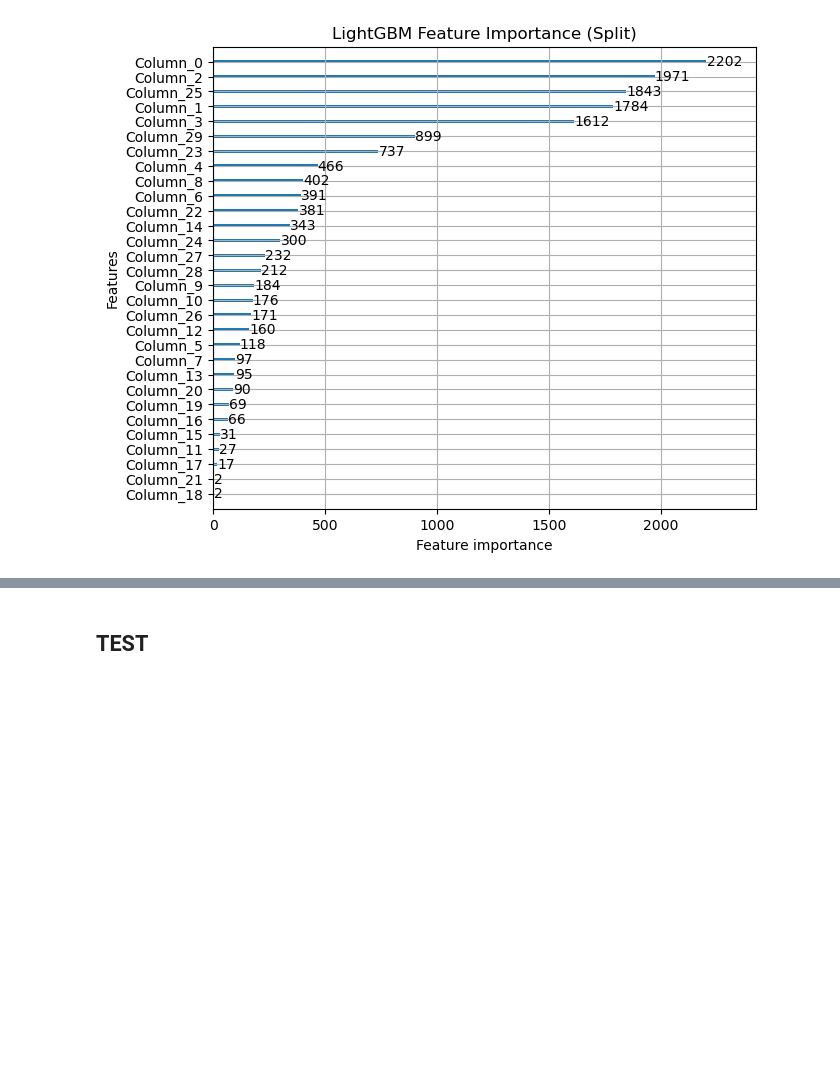
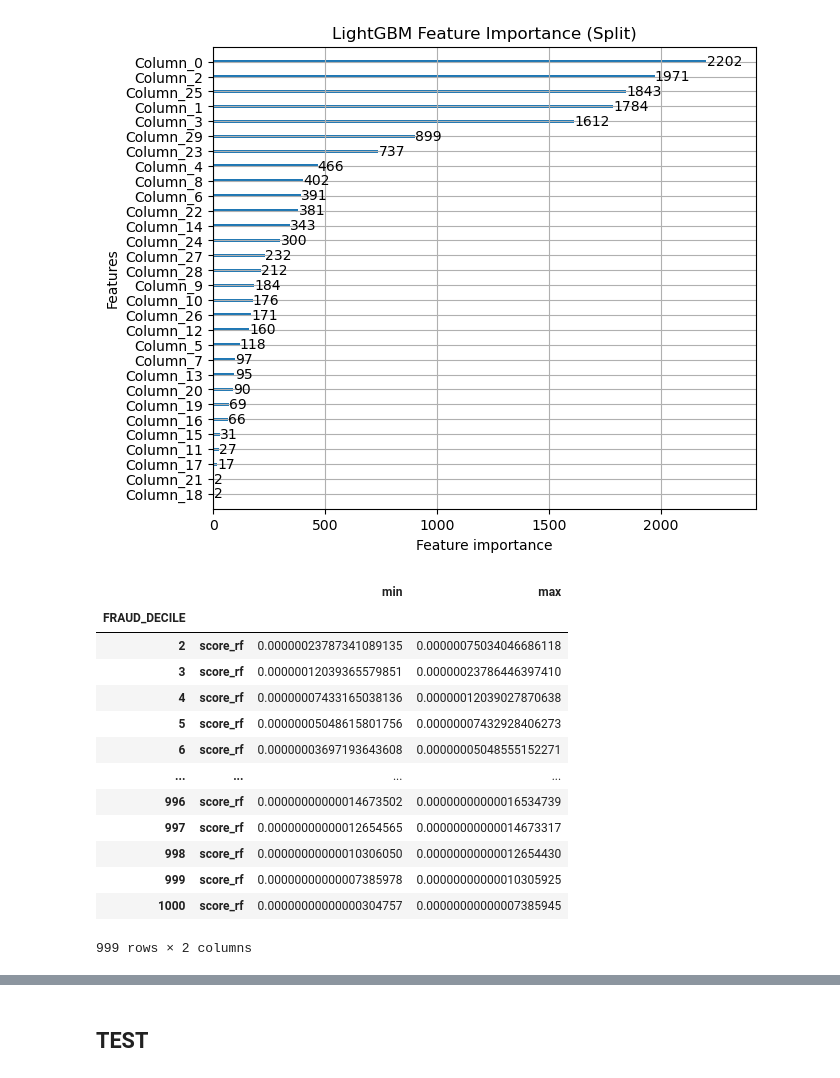
Before and after one commit to Magdaorozco644/ModelosAIm-dev, a Jupyter notebook: Analytics/5.Fraud/03-FTotal Train (lgbm).ipynb, the cells around one changed output, grey strips where cells are left out. Drawn from its saved outputs; the diff is of its cells as text; code cells hidden in the pictures; blank space fills up the shorter version.

```diff
--- a/Analytics/5.Fraud/03-FTotal Train (lgbm).ipynb
+++ b/Analytics/5.Fraud/03-FTotal Train (lgbm).ipynb
@@ -543,3 +543,20 @@ Buckets.to_csv ('./Buckets.csv')
+# %%
+Buckets[]
+# %% [output]
+|  |  | min | max |
+| FRAUD_DECILE |  |  |  |
+| 2 | score_rf | 0.00000023787341089135 | 0.00000075034046686118 |
+| 3 | score_rf | 0.00000012039365579851 | 0.00000023786446397410 |
+| 4 | score_rf | 0.00000007433165038136 | 0.00000012039027870638 |
+| 5 | score_rf | 0.00000005048615801756 | 0.00000007432928406273 |
+| 6 | score_rf | 0.00000003697193643608 | 0.00000005048555152271 |
+| ... | ... | ... | ... |
+| 996 | score_rf | 0.00000000000014673502 | 0.00000000000016534739 |
+| 997 | score_rf | 0.00000000000012654565 | 0.00000000000014673317 |
+| 998 | score_rf | 0.00000000000010306050 | 0.00000000000012654430 |
+| 999 | score_rf | 0.00000000000007385978 | 0.00000000000010305925 |
+| 1000 | score_rf | 0.00000000000000304757 | 0.00000000000007385945 |
+999 rows × 2 columns
 # %%
 pd.DataFrame(Buckets)
 # %% [output]
```
Also changed, not shown: parts of 2 cells of this notebook.
